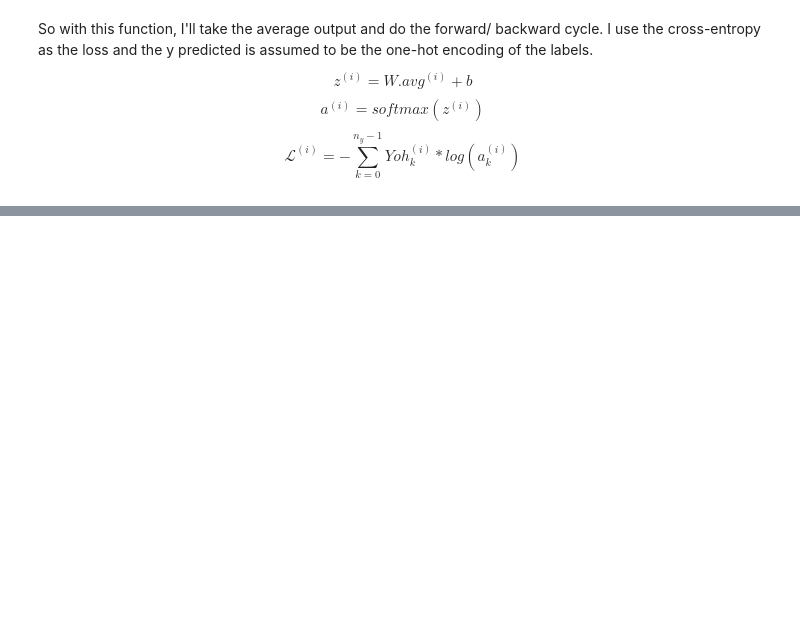
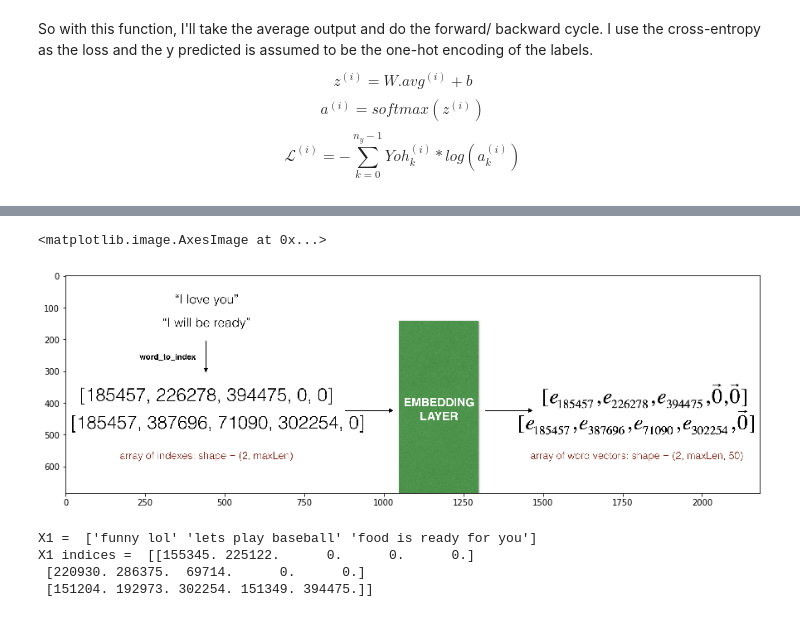
Before and after one commit to DrAlexSanz/Emojify, a Jupyter notebook: Emojify.ipynb, the cells around one changed output, grey strips where cells are left out. Saved outputs shown, nothing was run; the diff lists cells and outputs as text; code cells hidden in the pictures; blank space fills up the shorter version.

```diff
--- a/Emojify.ipynb
+++ b/Emojify.ipynb
@@ -190,0 +255,7 @@ pred, W, b = model(X_train, y_train, word_to_vec_map, learn, num_iter)
+# %%
+embedding1 = plt.imread("embedding1.png")
+plt.figure(figsize = (15, 10))
+plt.imshow(embedding1)
+# %% [output]
+<matplotlib.image.AxesImage at 0x...>
+[figure, added]
@@ -190,0 +288,14 @@ pred, W, b = model(X_train, y_train, word_to_vec_map, learn, num_iter)
+# %%
+# Now check
+
+X1 = np.array(["funny lol", "lets play baseball", "food is ready for you"])
+
+X1_indices = sentences_to_indices(X1, word_to_index, max_len = 5)
+
+print("X1 = ", X1)
+print("X1 indices = ", X1_indices)
+# %% [output]
+X1 =  ['funny lol' 'lets play baseball' 'food is ready for you']
+X1 indices =  [[155345. 225122.      0.      0.      0.]
+ [220930. 286375.  69714.      0.      0.]
+ [151204. 192973. 302254. 151349. 394475.]]
```
Also changed, not shown: parts of 18 cells of this notebook.
